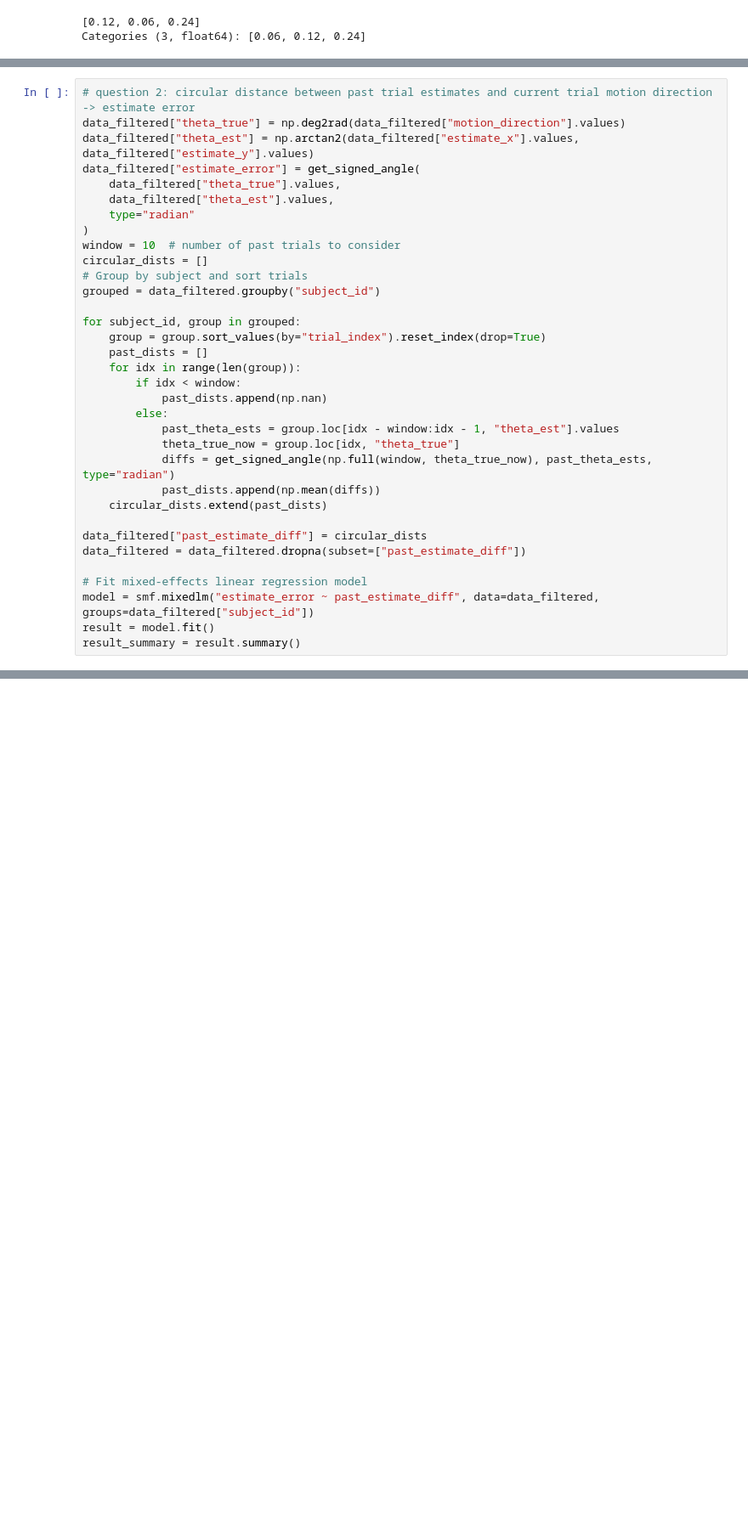
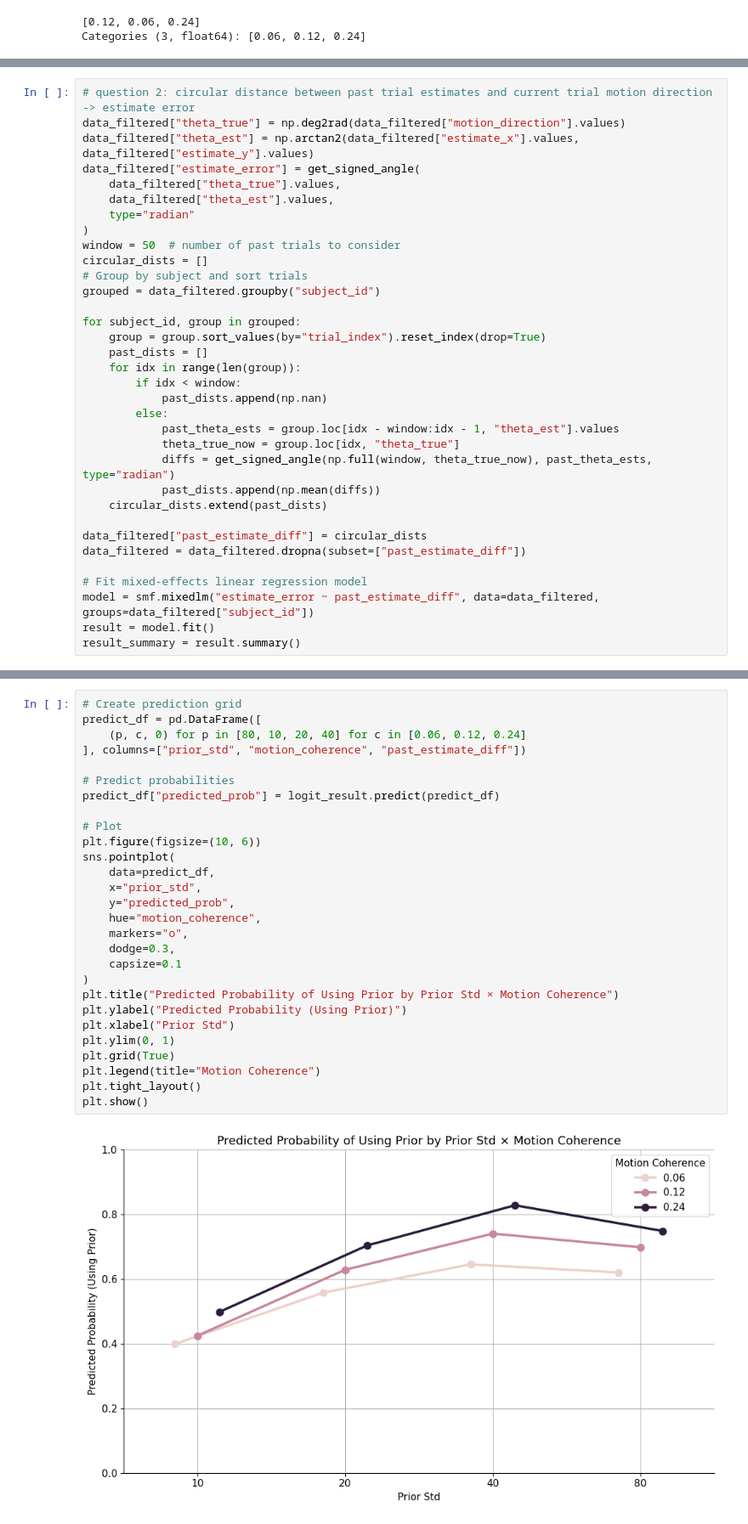
Before and after one commit to Nicopiwi/neuromatch_perceptual_estimation, a Jupyter notebook: laquitaine_reactions.ipynb, the cells around one changed output, grey strips where cells are left out. Shown at 85% size. Cells and saved outputs as stored; diff of their text form; blank space fills up the shorter version.

```diff
--- a/laquitaine_reactions.ipynb
+++ b/laquitaine_reactions.ipynb
@@ -951,7 +955,7 @@ data_filtered["estimate_error"] = get_signed_angle(
     data_filtered["theta_est"].values,
     type="radian"
 )
-window = 10  # number of past trials to consider
+window = 50  # number of past trials to consider
 circular_dists = []
 # Group by subject and sort trials
 grouped = data_filtered.groupby("subject_id")
@@ -1014,0 +1089,30 @@ Group Var          13.451    0.091
+# %%
+# Create prediction grid
+predict_df = pd.DataFrame([
+    (p, c, 0) for p in [80, 10, 20, 40] for c in [0.06, 0.12, 0.24]
+], columns=["prior_std", "motion_coherence", "past_estimate_diff"])
+
+# Predict probabilities
+predict_df["predicted_prob"] = logit_result.predict(predict_df)
+
+# Plot
+plt.figure(figsize=(10, 6))
+sns.pointplot(
+    data=predict_df,
+    x="prior_std",
+    y="predicted_prob",
+    hue="motion_coherence",
+    markers="o",
+    dodge=0.3,
+    capsize=0.1
+)
+plt.title("Predicted Probability of Using Prior by Prior Std × Motion Coherence")
+plt.ylabel("Predicted Probability (Using Prior)")
+plt.xlabel("Prior Std")
+plt.ylim(0, 1)
+plt.grid(True)
+plt.legend(title="Motion Coherence")
+plt.tight_layout()
+plt.show()
+# %% [output]
+[figure, added]
```
Also changed, not shown: parts of 7 cells of this notebook.
